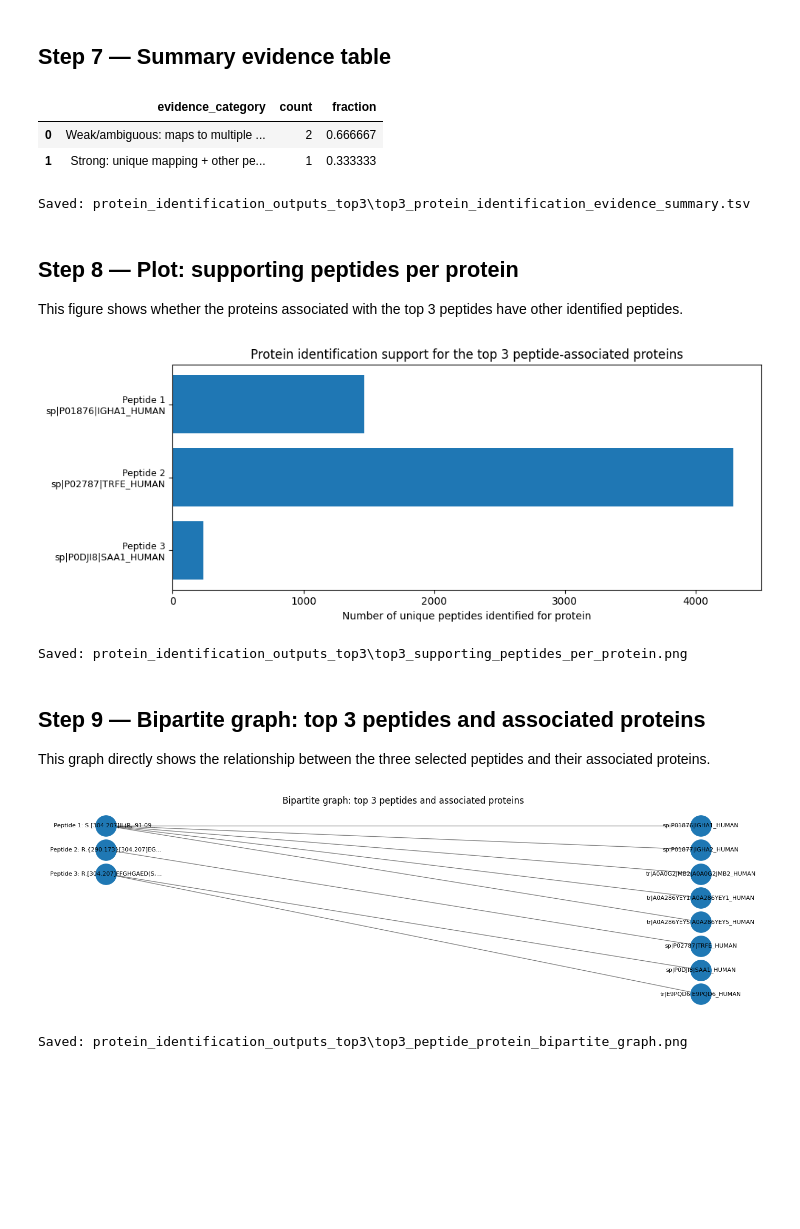
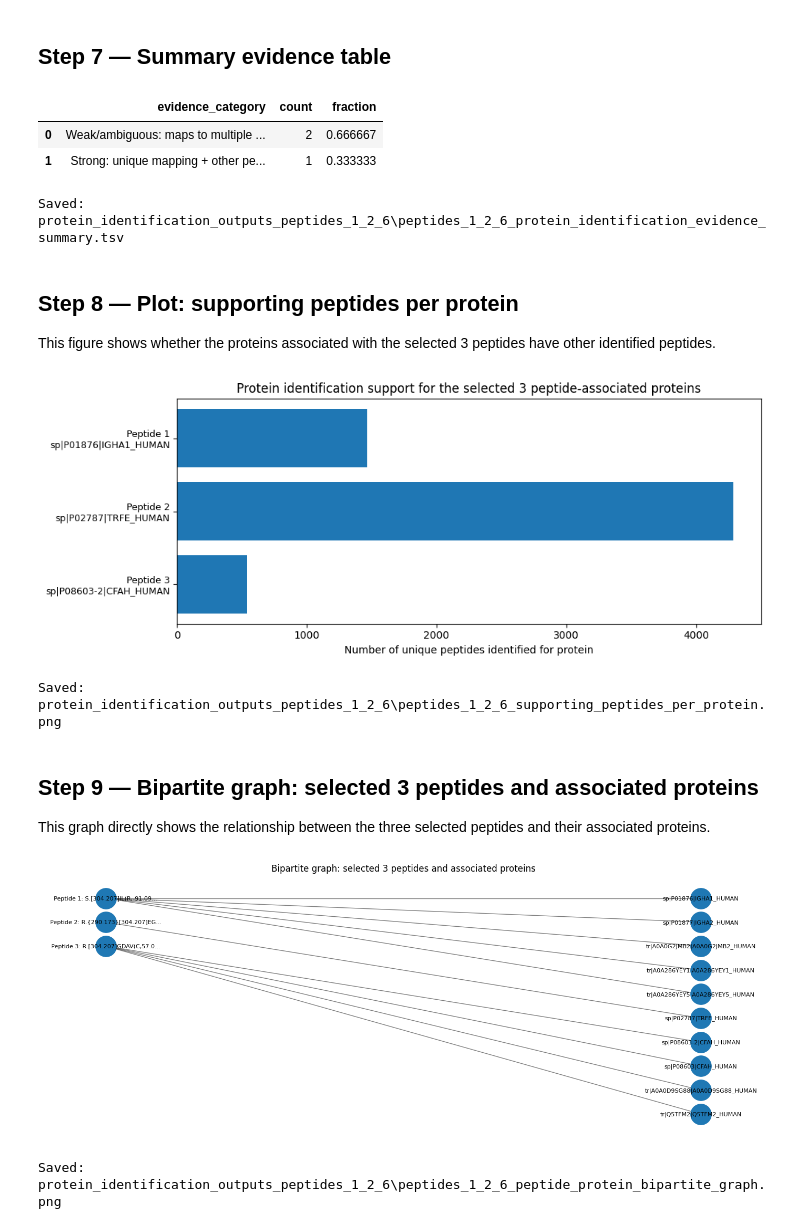
Before and after one commit to melvyn9/cse291b-covid19, a Jupyter notebook: protein_identification_assessment.ipynb, the cells around one changed output. Cells and saved outputs as stored; diff of their text form; code cells hidden in the pictures; blank space fills up the shorter version.

Commit message:
Fix protien-peptide relation to the correct 3 peptides

```diff
--- a/protein_identification_assessment.ipynb
+++ b/protein_identification_assessment.ipynb
@@ -32,13 +32,13 @@ except ImportError:
 DATA_DIR = Path(".")
 RAW_VARIANTS_FILE = DATA_DIR / "variants_tmt.tsv"
 
-OUTPUT_DIR = DATA_DIR / "protein_identification_outputs_top3"
+OUTPUT_DIR = DATA_DIR / "protein_identification_outputs_peptides_1_2_6"
 OUTPUT_DIR.mkdir(exist_ok=True)
 
 TOP_PEPTIDES = [
     "S.[304.207]IL(R,-91.094)VAAEDW(K,304.207).K",
     "R.{290.173}[304.207]EGT(C,57.021)PEAPTDE(C,57.021)(K,304.207)PV(K,304.207).W",
-    "R.[304.207]FFGHGAED(S,304.212)LADQAANEWGR.S",
+    "R.[304.207]GDAV(C,57.021)TESG(W,31.997)RPLPS(C,57.021)EE(K,304.207).S",
 ]
 
 print(f"Using {len(TOP_PEPTIDES)} fixed top peptides.")
@@ -275,12 +275,12 @@ top_map = all_map[all_map[RAW_PEPTIDE_COL].map(normalize_peptide_string).isin(to
 top_protein_support = (
     top_map.groupby("protein_accession")[RAW_PEPTIDE_COL]
     .nunique()
-    .reset_index(name="num_top3_peptides_mapping_to_protein")
+    .reset_index(name="num_peptides_1_2_6_peptides_mapping_to_protein")
 )
 
 protein_support = protein_support.merge(top_protein_support, on="protein_accession", how="left")
-protein_support["num_top3_peptides_mapping_to_protein"] = (
-    protein_support["num_top3_peptides_mapping_to_protein"].fillna(0).astype(int)
+protein_support["num_peptides_1_2_6_peptides_mapping_to_protein"] = (
+    protein_support["num_peptides_1_2_6_peptides_mapping_to_protein"].fillna(0).astype(int)
 )
 
 peptide_protein_table = peptide_protein_table.merge(
@@ -374,18 +374,18 @@ summary["fraction"] = summary["count"] / summary["count"].sum()
 
 display(summary)
 
-summary_path = OUTPUT_DIR / "top3_protein_identification_evidence_summary.tsv"
+summary_path = OUTPUT_DIR / "peptides_1_2_6_protein_identification_evidence_summary.tsv"
 summary.to_csv(summary_path, sep="\t", index=False)
 print(f"Saved: {summary_path}")
 # %% [output]
 |  | evidence_category | count | fraction |
 | 0 | Weak/ambiguous: maps to multiple ... | 2 | 0.666667 |
 | 1 | Strong: unique mapping + other pe... | 1 | 0.333333 |
-Saved: protein_identification_outputs_top3\top3_protein_identification_evidence_summary.tsv
+Saved: protein_identification_outputs_peptides_1_2_6\peptides_1_2_6_protein_identification_evidence_summary.tsv
 # %% [markdown]
 ## Step 8 — Plot: supporting peptides per protein
 
-This figure shows whether the proteins associated with the top 3 peptides have other identified peptides.
+This figure shows whether the proteins associated with the selected 3 peptides have other identified peptides.
 # %%
 plot_df = peptide_protein_table.dropna(subset=["main_protein"]).copy()
 plot_df = plot_df.sort_values("rank")
@@ -402,19 +402,19 @@ ax.set_yticks(range(len(plot_df)))
 ax.set_yticklabels(labels, fontsize=9)
 ax.invert_yaxis()
 ax.set_xlabel("Number of unique peptides identified for protein")
-ax.set_title("Protein identification support for the top 3 peptide-associated proteins")
+ax.set_title("Protein identification support for the selected 3 peptide-associated proteins")
 plt.tight_layout()
 
-plot_path = OUTPUT_DIR / "top3_supporting_peptides_per_protein.png"
+plot_path = OUTPUT_DIR / "peptides_1_2_6_supporting_peptides_per_protein.png"
 plt.savefig(plot_path, dpi=200, bbox_inches="tight")
 plt.show()
 
 print(f"Saved: {plot_path}")
 # %% [output]
-[figure, old version]
+[figure, new version]
-Saved: protein_identification_outputs_top3\top3_supporting_peptides_per_protein.png
+Saved: protein_identification_outputs_peptides_1_2_6\peptides_1_2_6_supporting_peptides_per_protein.png
 # %% [markdown]
-## Step 9 — Bipartite graph: top 3 peptides and associated proteins
+## Step 9 — Bipartite graph: selected 3 peptides and associated proteins
 
 This graph directly shows the relationship between the three selected peptides and their associated proteins.
 # %%
@@ -427,7 +427,7 @@ else:
     graph_rows = graph_rows.sort_values("rank")
 
     if graph_rows.empty:
-        raise ValueError("No protein mappings found for the selected top 3 peptides.")
+        raise ValueError("No protein mappings found for the selected selected 3 peptides.")
 
     G = nx.Graph()
     peptide_nodes = []
@@ -442,34 +442,34 @@ else:
         G.add_edge(pep_label, prot_label)
 
         peptide_nodes.append(pep_label)
         protein_nodes.append(prot_label)
 
     peptide_nodes = list(dict.fromkeys(peptide_nodes))
     protein_nodes = list(dict.fromkeys(protein_nodes))
 
     pos = {}
     for i, node in enumerate(peptide_nodes):
         pos[node] = (0, -i)
     for i, node in enumerate(protein_nodes):
         pos[node] = (1, -i)
 
     fig_height = max(4, 0.55 * max(len(peptide_nodes), len(protein_nodes)))
     fig, ax = plt.subplots(figsize=(14, fig_height))
 
     nx.draw_networkx_edges(G, pos, ax=ax, alpha=0.5)
     nx.draw_networkx_nodes(G, pos, nodelist=peptide_nodes, node_size=800, ax=ax)
     nx.draw_networkx_nodes(G, pos, nodelist=protein_nodes, node_size=800, ax=ax)
     nx.draw_networkx_labels(G, pos, font_size=8, ax=ax)
 
-    ax.set_title("Bipartite graph: top 3 peptides and associated proteins")
+    ax.set_title("Bipartite graph: selected 3 peptides and associated proteins")
     ax.axis("off")
     plt.tight_layout()
 
-    graph_path = OUTPUT_DIR / "top3_peptide_protein_bipartite_graph.png"
+    graph_path = OUTPUT_DIR / "peptides_1_2_6_peptide_protein_bipartite_graph.png"
     plt.savefig(graph_path, dpi=200, bbox_inches="tight")
     plt.show()
 
     print(f"Saved: {graph_path}")
 # %% [output]
-[figure, old version]
+[figure, new version]
-Saved: protein_identification_outputs_top3\top3_peptide_protein_bipartite_graph.png
+Saved: protein_identification_outputs_peptides_1_2_6\peptides_1_2_6_peptide_protein_bipartite_graph.png
```
Also changed, not shown: parts of 7 cells of this notebook, 4 other files.
